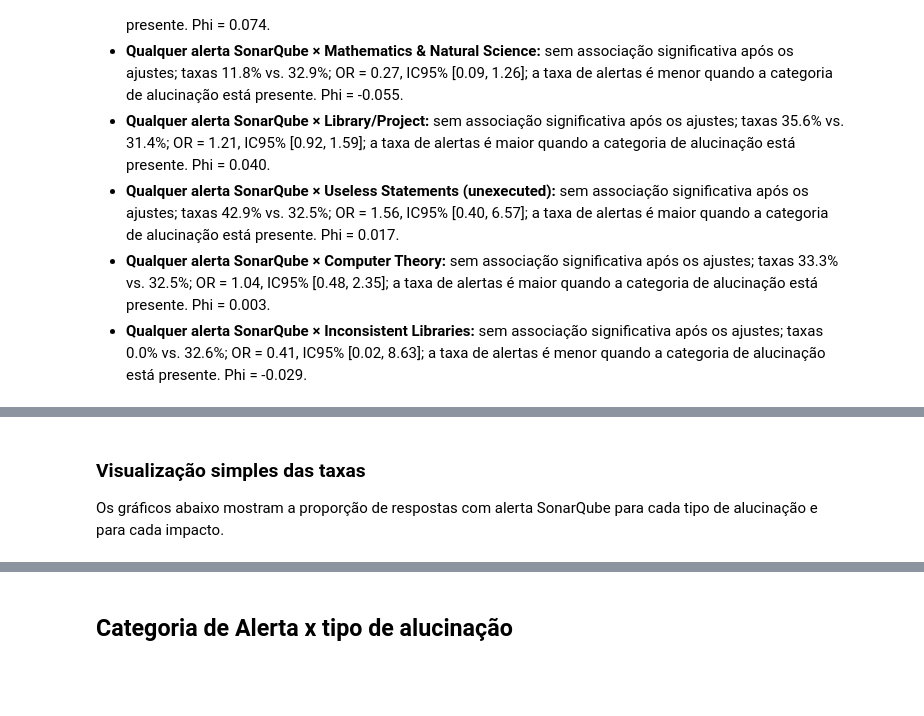
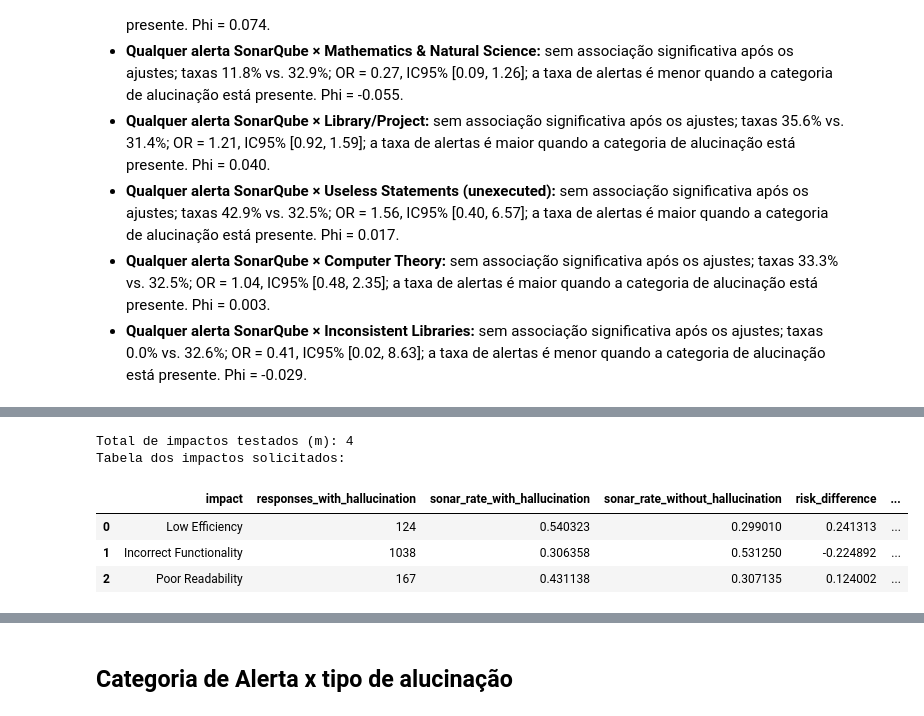
Before and after one commit to mlbaraldi/relacao-alucinacao-sonarqube, a Jupyter notebook: analysis/sonarqube_labeled/statistical_analysis/sonar_hallucination_statistical_analysis.ipynb, the cells around one changed output, grey strips where cells are left out. Cells and saved outputs as stored; diff of their text form; code cells hidden in the pictures; blank space fills up the shorter version.

```diff
--- a/analysis/sonarqube_labeled/statistical_analysis/sonar_hallucination_statistical_analysis.ipynb
+++ b/analysis/sonarqube_labeled/statistical_analysis/sonar_hallucination_statistical_analysis.ipynb
@@ -738,7 +761,63 @@ Esse resultado é coerente com o papel do SonarQube: ele é mais sensível a pad
-# %% [markdown]
-### Visualização simples das taxas
-
-Os gráficos abaixo mostram a proporção de respostas com alerta SonarQube para cada tipo de alucinação e para cada impacto.
+# %%
+all_affections = sorted(
+    {impact for impact_list in response_df["affections"] for impact in impact_list}
+ )
+
+impact_pairs = []
+any_sonar_alert = response_df["has_sonar_issue"].astype(bool)
+for impact in all_affections:
+    has_impact = response_df["affections"].apply(
+        lambda impact_list: impact in impact_list
+    )
+    impact_pairs.append({
+        "sonar_type": "Qualquer alerta SonarQube",
+        "hallucination_type": impact,
+        "has_sonar": any_sonar_alert,
+        "has_hallucination": has_impact,
+    })
+
+affection_results = build_pairwise_association_results(impact_pairs)
+affection_results = affection_results.rename(
+    columns={"hallucination_type": "impact"}
+ )
+
+focus_impacts = [
+    "Low Efficiency",
+    "Poor Readability",
+    "Incorrect Functionality",
+]
+impact_columns = [
+    "impact",
+    "responses_with_hallucination",
+    "sonar_rate_with_hallucination",
+    "sonar_rate_without_hallucination",
+    "risk_difference",
+    "recommended_test",
+    "recommended_p_value",
+    "fdr_bh_p_value",
+    "odds_ratio_corrected",
+    "odds_ratio_ci95_lower",
+    "odds_ratio_ci95_upper",
+    "or_ci95_excludes_1",
+]
+impact_table = affection_results.loc[
+    affection_results["impact"].isin(focus_impacts), impact_columns
+].copy()
+impact_table["direcao_or"] = impact_table["odds_ratio_corrected"].apply(
+    lambda odds_ratio: "Mais alertas" if odds_ratio > 1 else "Menos alertas"
+    if odds_ratio < 1 else "Sem diferença estimada"
+ )
+
+print(f"Total de impactos testados (m): {len(affection_results)}")
+print("Tabela dos impactos solicitados:")
+display(impact_table)
+# %% [output]
+Total de impactos testados (m): 4
+Tabela dos impactos solicitados:
+|  | impact | responses_with_hallucination | sonar_rate_with_hallucination | sonar_rate_without_hallucination | risk_difference | ... |
+| 0 | Low Efficiency | 124 | 0.540323 | 0.299010 | 0.241313 | ... |
+| 1 | Incorrect Functionality | 1038 | 0.306358 | 0.531250 | -0.224892 | ... |
+| 2 | Poor Readability | 167 | 0.431138 | 0.307135 | 0.124002 | ... |
 # %% [markdown]
 ### Conclusão
 
```
Also changed, not shown: parts of 6 cells of this notebook.
